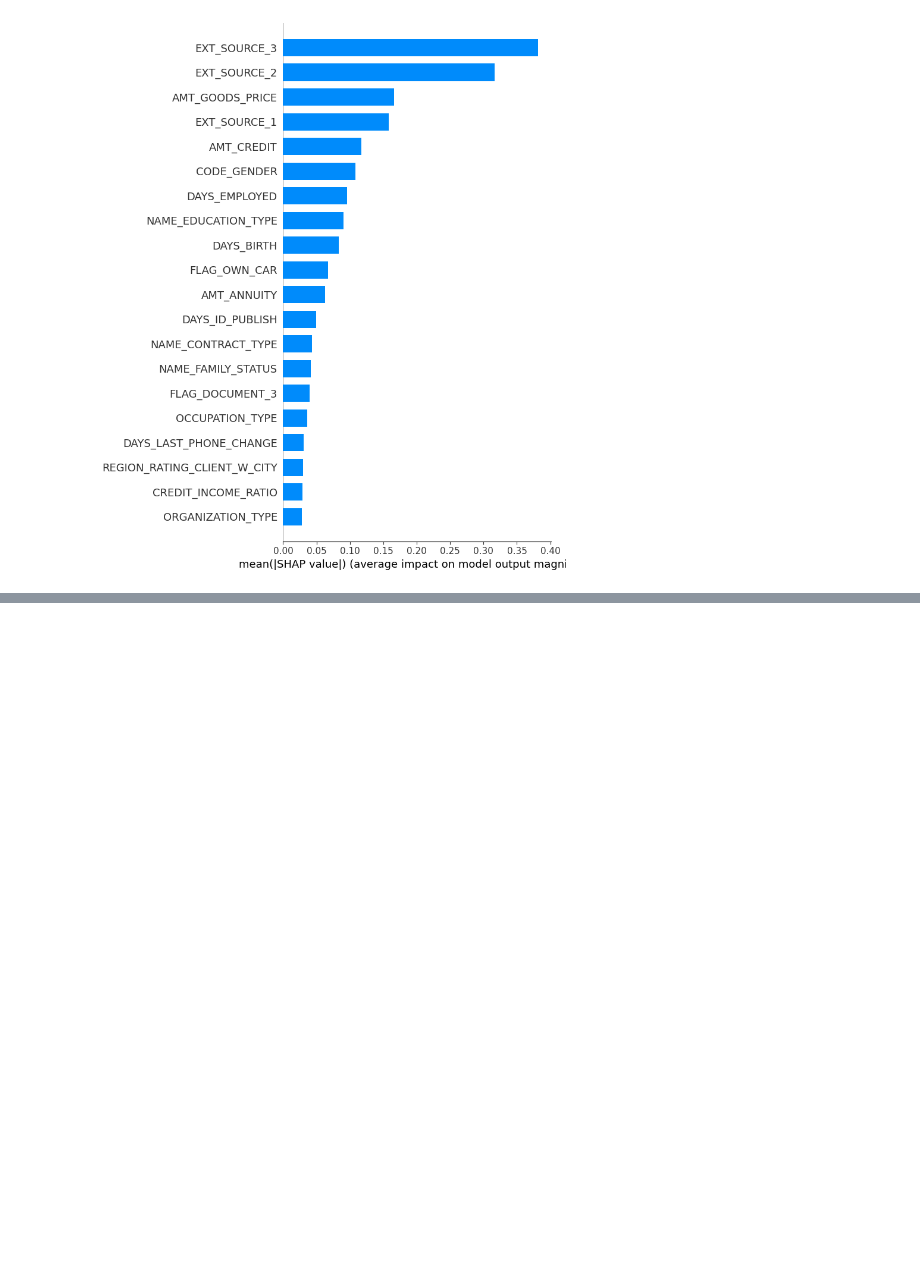
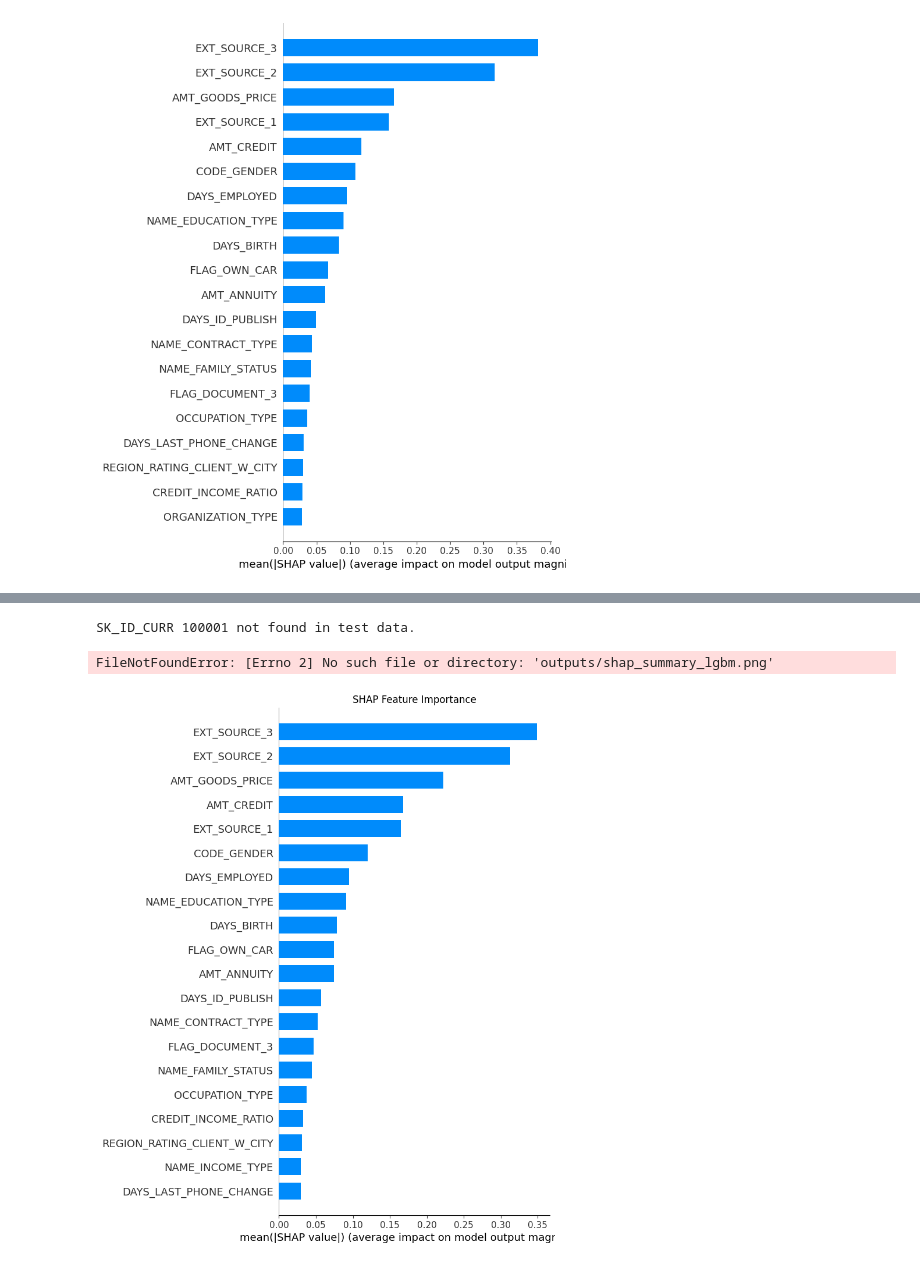
Before and after one commit to adwait16-obj/Credit_2, a Jupyter notebook: Credit_risk_analysis.ipynb, the cells around one changed output, grey strips where cells are left out. Cells and saved outputs as stored; diff of their text form; code cells hidden in the pictures; blank space fills up the shorter version.

```diff
--- a/Credit_risk_analysis.ipynb
+++ b/Credit_risk_analysis.ipynb
@@ -220,0 +249,21 @@ shap.summary_plot(shap_values, X_val, plot_type='bar')
+# %%
+predict_risk(sk_id=100001)
+# %% [output]
+SK_ID_CURR 100001 not found in test data.
+# %%
+import shap
+import matplotlib.pyplot as plt
+
+# SHAP works best with TreeExplainer for tree-based models
+explainer = shap.Explainer(model, X_val)  # use xgb_model if desired
+shap_values = explainer(X_val)
+
+# Plot summary bar chart
+plt.figure()
+shap.summary_plot(shap_values, X_val, plot_type="bar", show=False)
+plt.title("SHAP Feature Importance")
+plt.savefig("outputs/shap_summary_lgbm.png", bbox_inches="tight")
+plt.show()
+# %% [output]
+FileNotFoundError: [Errno 2] No such file or directory: 'outputs/shap_summary_lgbm.png'
+[figure, added]
```
Also changed, not shown: parts of 26 cells of this notebook.
